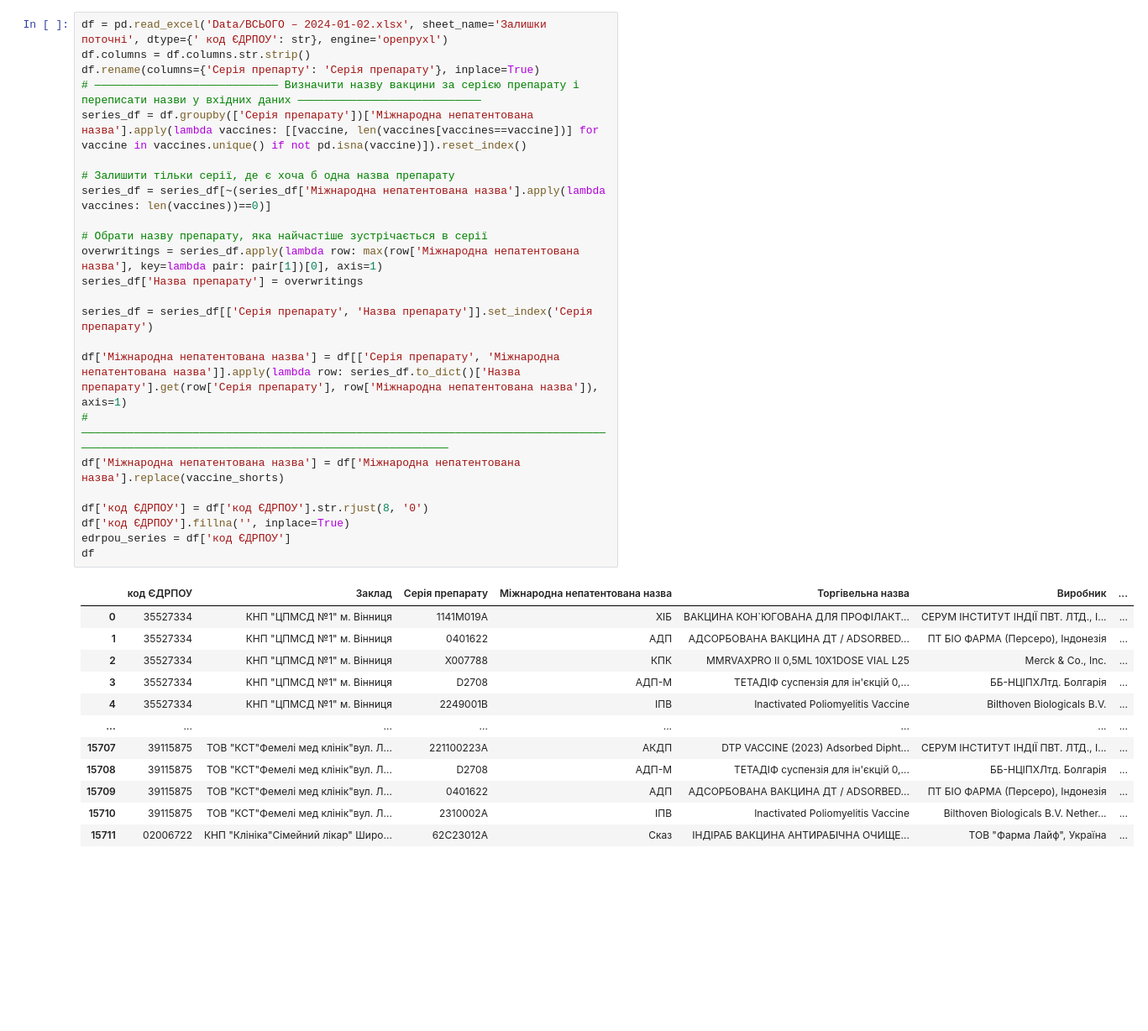
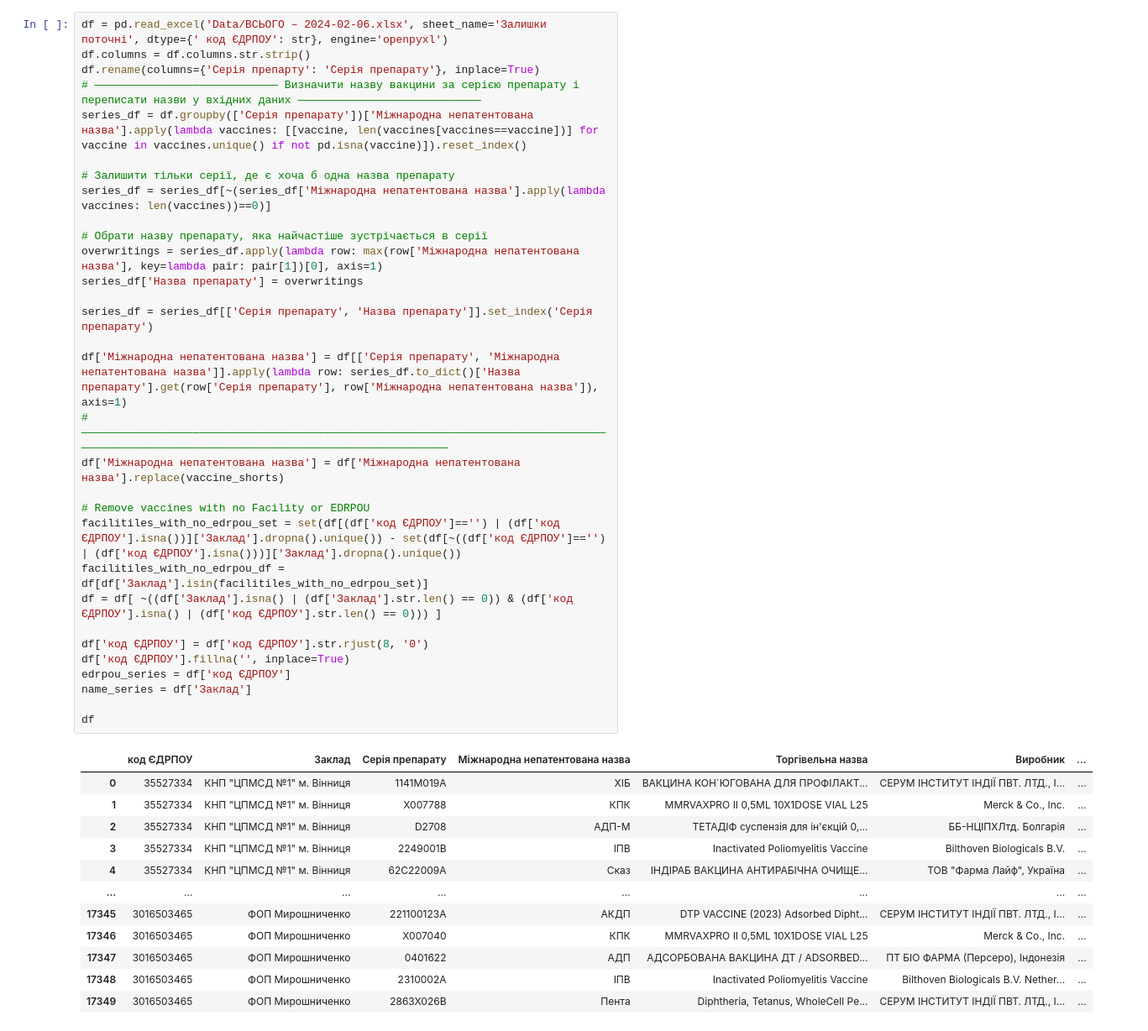
Before and after one commit to NonPersistentMind/VacPlanner, a Jupyter notebook: test_facilities_presence.ipynb, the cells around one changed output. Shown at 84% size. Saved outputs shown, nothing was run; the diff lists cells and outputs as text; blank space fills up the shorter version.

```diff
--- a/test_facilities_presence.ipynb
+++ b/test_facilities_presence.ipynb
@@ -47,37 +38,44 @@ Name:  Серія препарту, Length: 15712, dtype: object
 # %%
-df = pd.read_excel('Data/ВСЬОГО – 2024-01-02.xlsx', sheet_name='Залишки поточні', dtype={' код ЄДРПОУ': str}, engine='openpyxl')
+df = pd.read_excel('Data/ВСЬОГО – 2024-02-06.xlsx', sheet_name='Залишки поточні', dtype={' код ЄДРПОУ': str}, engine='openpyxl')
 df.columns = df.columns.str.strip()
 df.rename(columns={'Серія препарту': 'Серія препарату'}, inplace=True)
 # ———————————————————————————— Визначити назву вакцини за серією препарату і переписати назви у вхідних даних ————————————————————————————
 series_df = df.groupby(['Серія препарату'])['Міжнародна непатентована назва'].apply(lambda vaccines: [[vaccine, len(vaccines[vaccines==vaccine])] for vaccine in vaccines.unique() if not pd.isna(vaccine)]).reset_index()
 
 # Залишити тільки серії, де є хоча б одна назва препарату
 series_df = series_df[~(series_df['Міжнародна непатентована назва'].apply(lambda vaccines: len(vaccines))==0)]
 
 # Обрати назву препарату, яка найчастіше зустрічається в серії
 overwritings = series_df.apply(lambda row: max(row['Міжнародна непатентована назва'], key=lambda pair: pair[1])[0], axis=1)
 series_df['Назва препарату'] = overwritings
 
 series_df = series_df[['Серія препарату', 'Назва препарату']].set_index('Серія препарату')
 
 df['Міжнародна непатентована назва'] = df[['Серія препарату', 'Міжнародна непатентована назва']].apply(lambda row: series_df.to_dict()['Назва препарату'].get(row['Серія препарату'], row['Міжнародна непатентована назва']), axis=1)
 # ————————————————————————————————————————————————————————————————————————————————————————————————————————————————————————————————————————
 df['Міжнародна непатентована назва'] = df['Міжнародна непатентована назва'].replace(vaccine_shorts)
 
+# Remove vaccines with no Facility or EDRPOU
+facilitiles_with_no_edrpou_set = set(df[(df['код ЄДРПОУ']=='') | (df['код ЄДРПОУ'].isna())]['Заклад'].dropna().unique()) - set(df[~((df['код ЄДРПОУ']=='') | (df['код ЄДРПОУ'].isna()))]['Заклад'].dropna().unique())
+facilitiles_with_no_edrpou_df = df[df['Заклад'].isin(facilitiles_with_no_edrpou_set)]
+df = df[ ~((df['Заклад'].isna() | (df['Заклад'].str.len() == 0)) & (df['код ЄДРПОУ'].isna() | (df['код ЄДРПОУ'].str.len() == 0))) ]
+
 df['код ЄДРПОУ'] = df['код ЄДРПОУ'].str.rjust(8, '0')
 df['код ЄДРПОУ'].fillna('', inplace=True)
 edrpou_series = df['код ЄДРПОУ']
+name_series = df['Заклад']
+
 df
 # %% [output]
 |  | код ЄДРПОУ | Заклад | Серія препарату | Міжнародна непатентована назва | Торгівельна назва | Виробник | ... |
 | 0 | 35527334 | КНП "ЦПМСД №1" м. Вінниця | 1141M019A | ХІБ | ВАКЦИНА КОН`ЮГОВАНА ДЛЯ ПРОФІЛАКТ... | СЕРУМ ІНСТИТУТ ІНДІЇ ПВТ. ЛТД., І... | ... |
-| 1 | 35527334 | КНП "ЦПМСД №1" м. Вінниця | 0401622 | АДП | АДСОРБОВАНА ВАКЦИНА ДТ / ADSORBED... | ПТ БІО ФАРМА (Персеро), Індонезія | ... |
-| 2 | 35527334 | КНП "ЦПМСД №1" м. Вінниця | X007788 | КПК | MMRVAXPRO II 0,5ML 10X1DOSE VIAL L25 | Merck & Co., Inc. | ... |
-| 3 | 35527334 | КНП "ЦПМСД №1" м. Вінниця | D2708 | АДП-М | ТЕТАДІФ суспензія для ін'єкцій 0,... | ББ-НЦІПХЛтд. Болгарія | ... |
-| 4 | 35527334 | КНП "ЦПМСД №1" м. Вінниця | 2249001B | ІПВ | Inactivated Poliomyelitis Vaccine | Bilthoven Biologicals B.V. | ... |
+| 1 | 35527334 | КНП "ЦПМСД №1" м. Вінниця | X007788 | КПК | MMRVAXPRO II 0,5ML 10X1DOSE VIAL L25 | Merck & Co., Inc. | ... |
+| 2 | 35527334 | КНП "ЦПМСД №1" м. Вінниця | D2708 | АДП-М | ТЕТАДІФ суспензія для ін'єкцій 0,... | ББ-НЦІПХЛтд. Болгарія | ... |
+| 3 | 35527334 | КНП "ЦПМСД №1" м. Вінниця | 2249001B | ІПВ | Inactivated Poliomyelitis Vaccine | Bilthoven Biologicals B.V. | ... |
+| 4 | 35527334 | КНП "ЦПМСД №1" м. Вінниця | 62С22009А | Сказ | ІНДІРАБ ВАКЦИНА АНТИРАБІЧНА ОЧИЩЕ... | ТОВ "Фарма Лайф", Україна | ... |
 | ... | ... | ... | ... | ... | ... | ... | ... |
-| 15707 | 39115875 | ТОВ "КСТ"Фемелі мед клінік"вул. Л... | 221100223A | АКДП | DTP VACCINE (2023) Adsorbed Dipht... | СЕРУМ ІНСТИТУТ ІНДІЇ ПВТ. ЛТД., І... | ... |
-| 15708 | 39115875 | ТОВ "КСТ"Фемелі мед клінік"вул. Л... | D2708 | АДП-М | ТЕТАДІФ суспензія для ін'єкцій 0,... | ББ-НЦІПХЛтд. Болгарія | ... |
-| 15709 | 39115875 | ТОВ "КСТ"Фемелі мед клінік"вул. Л... | 0401622 | АДП | АДСОРБОВАНА ВАКЦИНА ДТ / ADSORBED... | ПТ БІО ФАРМА (Персеро), Індонезія | ... |
-| 15710 | 39115875 | ТОВ "КСТ"Фемелі мед клінік"вул. Л... | 2310002A | ІПВ | Inactivated Poliomyelitis Vaccine | Bilthoven Biologicals B.V. Nether... | ... |
-| 15711 | 02006722 | КНП "Клініка"Сімейний лікар" Широ... | 62С23012А | Сказ | ІНДІРАБ ВАКЦИНА АНТИРАБІЧНА ОЧИЩЕ... | ТОВ "Фарма Лайф", Україна | ... |
+| 17345 | 3016503465 | ФОП Мирошниченко | 221100123A | АКДП | DTP VACCINE (2023) Adsorbed Dipht... | СЕРУМ ІНСТИТУТ ІНДІЇ ПВТ. ЛТД., І... | ... |
+| 17346 | 3016503465 | ФОП Мирошниченко | X007040 | КПК | MMRVAXPRO II 0,5ML 10X1DOSE VIAL L25 | Merck & Co., Inc. | ... |
+| 17347 | 3016503465 | ФОП Мирошниченко | 0401622 | АДП | АДСОРБОВАНА ВАКЦИНА ДТ / ADSORBED... | ПТ БІО ФАРМА (Персеро), Індонезія | ... |
+| 17348 | 3016503465 | ФОП Мирошниченко | 2310002A | ІПВ | Inactivated Poliomyelitis Vaccine | Bilthoven Biologicals B.V. Nether... | ... |
+| 17349 | 3016503465 | ФОП Мирошниченко | 2863X026B | Пента | Diphtheria, Tetanus, WholeCell Pe... | СЕРУМ ІНСТИТУТ ІНДІЇ ПВТ. ЛТД., І... | ... |
```
Also changed, not shown: parts of 25 cells of this notebook, 26 other files.
